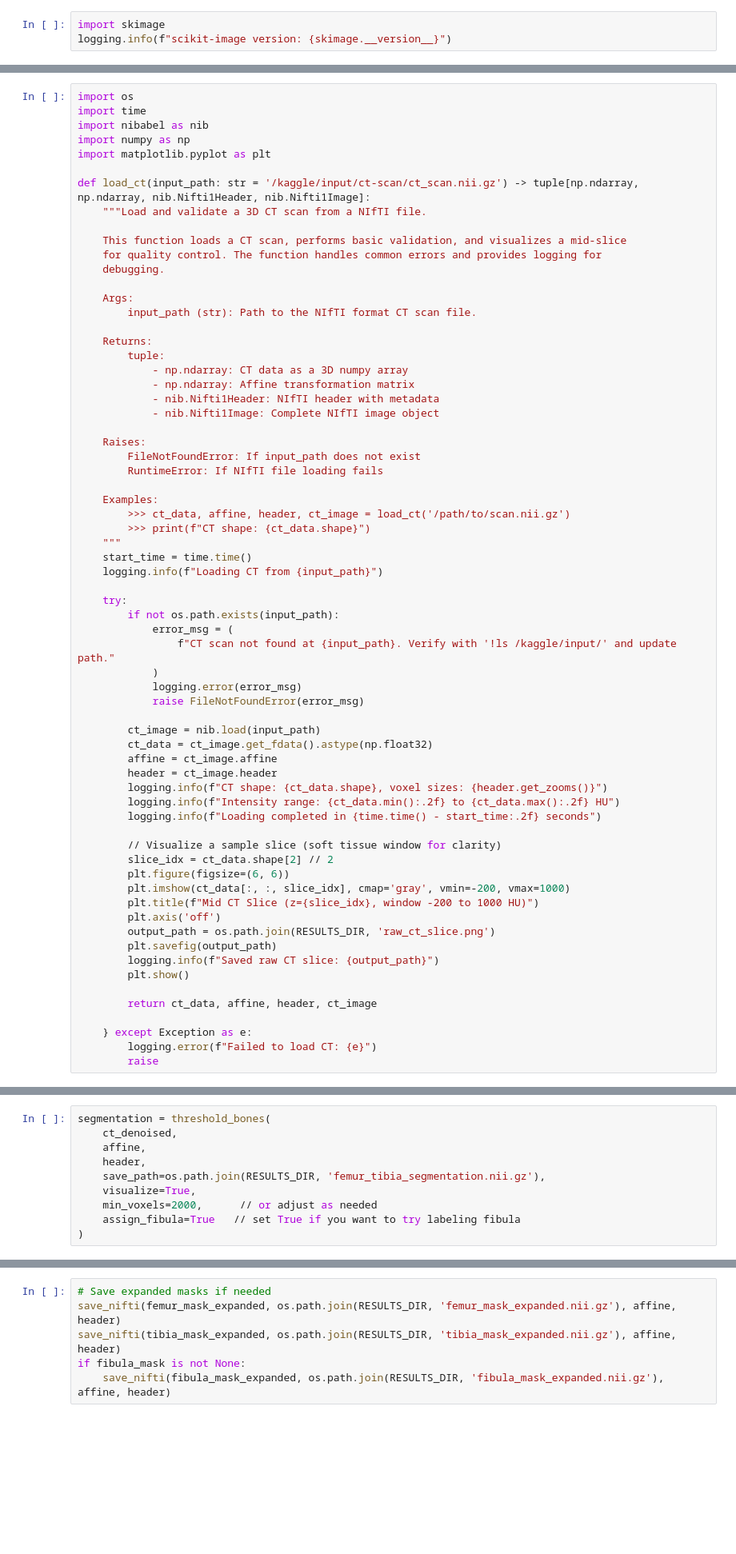
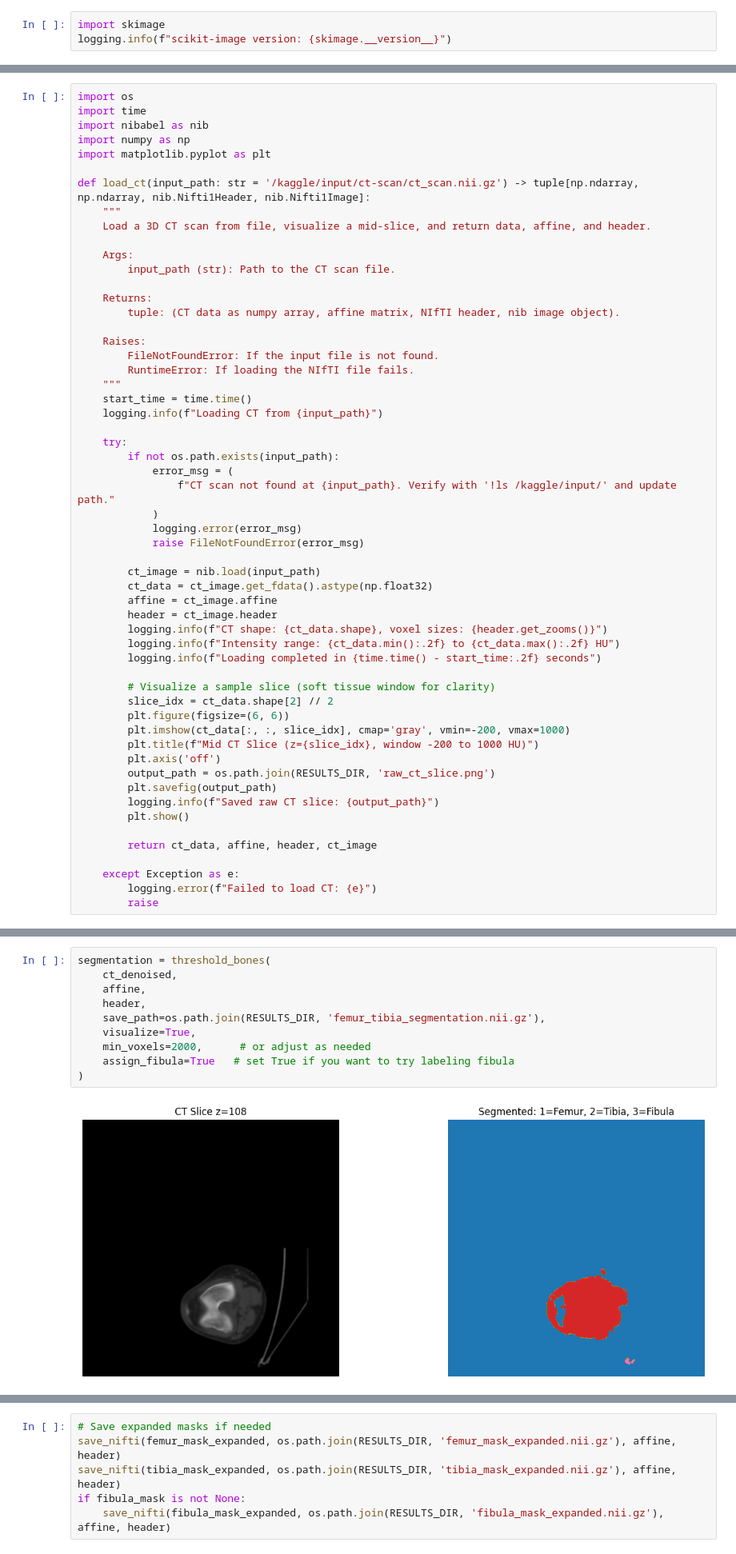
Before and after one commit to Aayush518/RA_selection_task_1, a Jupyter notebook: ra-selection-task-1.ipynb, the cells around one changed output, grey strips where cells are left out. Shown at 80% size. Cells and saved outputs as stored; diff of their text form; blank space fills up the shorter version.

```diff
--- a/ra-selection-task-1.ipynb
+++ b/ra-selection-task-1.ipynb
@@ -223,29 +237,18 @@ import numpy as np
 import matplotlib.pyplot as plt
 
 def load_ct(input_path: str = '/kaggle/input/ct-scan/ct_scan.nii.gz') -> tuple[np.ndarray, np.ndarray, nib.Nifti1Header, nib.Nifti1Image]:
-    """Load and validate a 3D CT scan from a NIfTI file.
-
-    This function loads a CT scan, performs basic validation, and visualizes a mid-slice
-    for quality control. The function handles common errors and provides logging for
-    debugging.
+    """
+    Load a 3D CT scan from file, visualize a mid-slice, and return data, affine, and header.
 
     Args:
-        input_path (str): Path to the NIfTI format CT scan file.
+        input_path (str): Path to the CT scan file.
 
     Returns:
-        tuple:
-            - np.ndarray: CT data as a 3D numpy array
-            - np.ndarray: Affine transformation matrix
-            - nib.Nifti1Header: NIfTI header with metadata
-            - nib.Nifti1Image: Complete NIfTI image object
+        tuple: (CT data as numpy array, affine matrix, NIfTI header, nib image object).
 
     Raises:
-        FileNotFoundError: If input_path does not exist
-        RuntimeError: If NIfTI file loading fails
-
-    Examples:
-        >>> ct_data, affine, header, ct_image = load_ct('/path/to/scan.nii.gz')
-        >>> print(f"CT shape: {ct_data.shape}")
+        FileNotFoundError: If the input file is not found.
+        RuntimeError: If loading the NIfTI file fails.
     """
     start_time = time.time()
     logging.info(f"Loading CT from {input_path}")
@@ -266,7 +269,7 @@ def load_ct(input_path: str = '/kaggle/input/ct-scan/ct_scan.nii.gz') -> tuple[n
         logging.info(f"Intensity range: {ct_data.min():.2f} to {ct_data.max():.2f} HU")
         logging.info(f"Loading completed in {time.time() - start_time:.2f} seconds")
 
-        // Visualize a sample slice (soft tissue window for clarity)
+        # Visualize a sample slice (soft tissue window for clarity)
         slice_idx = ct_data.shape[2] // 2
         plt.figure(figsize=(6, 6))
         plt.imshow(ct_data[:, :, slice_idx], cmap='gray', vmin=-200, vmax=1000)
@@ -279,7 +282,7 @@ def load_ct(input_path: str = '/kaggle/input/ct-scan/ct_scan.nii.gz') -> tuple[n
 
         return ct_data, affine, header, ct_image
 
-    } except Exception as e:
+    except Exception as e:
         logging.error(f"Failed to load CT: {e}")
         raise
 # %%
@@ -463,10 +463,12 @@ bone_mask = threshold_bones(ct_processed)
 # %%
 segmentation = threshold_bones(
     ct_denoised,
     affine,
     header,
     save_path=os.path.join(RESULTS_DIR, 'femur_tibia_segmentation.nii.gz'),
     visualize=True,
-    min_voxels=2000,      // or adjust as needed
-    assign_fibula=True   // set True if you want to try labeling fibula
+    min_voxels=2000,      # or adjust as needed
+    assign_fibula=True   # set True if you want to try labeling fibula
 )
+# %% [output]
+[figure, added]
```
Also changed, not shown: parts of 70 cells of this notebook.
